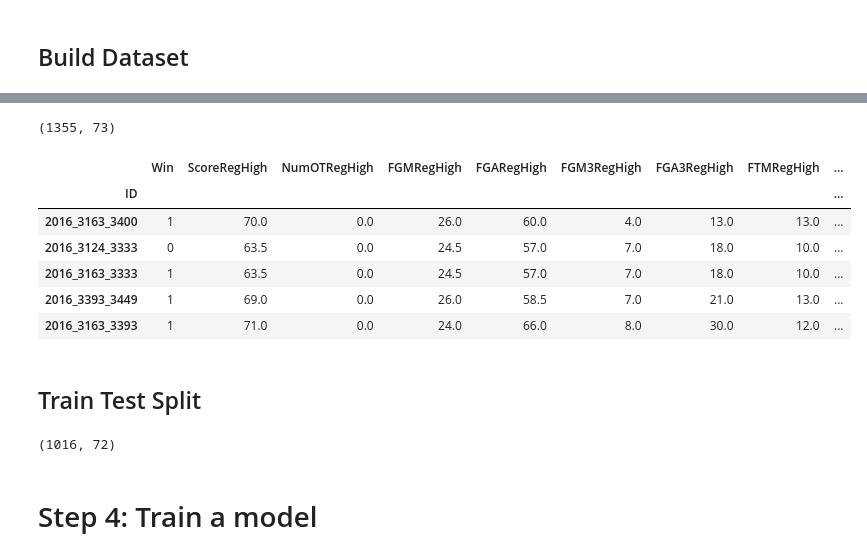
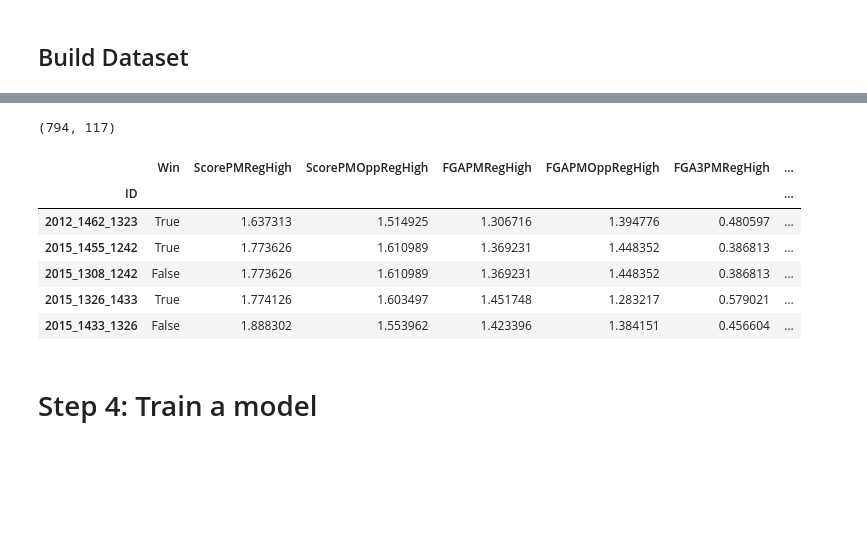
Before and after one commit to sethchart/kaggle-march-machine-learning-mania, a Jupyter notebook: kernels/warmup/notebook.ipynb, the cells around one changed output, grey strips where cells are left out. Cells and saved outputs as stored; diff of their text form; code cells hidden in the pictures; blank space fills up the shorter version.

```diff
--- a/kernels/warmup/notebook.ipynb
+++ b/kernels/warmup/notebook.ipynb
@@ -27,3 +206,6 @@ RegularSeasonDetailedResults.tail()
 | 70675 | 2023 | 127 | 3455 | 65 | 3378 | 53 | A | 0 | 24 | 51 | 6 | ... |
 | 70676 | 2023 | 127 | 3461 | 65 | 3161 | 56 | H | 0 | 25 | 57 | 5 | ... |
 | 70677 | 2023 | 127 | 3477 | 65 | 3230 | 62 | A | 0 | 23 | 50 | 3 | ... |
+# %%
+season_features = process_detailed_results(RegularSeasonDetailedResults)
+season_features.tail()
@@ -199,0 +266,3 @@ features.tail()
+# %%
+features = merge_features(season_features, tournament_features, seed_features)
+features.tail()
@@ -242,51 +278,22 @@ outcomes.tail()
-# %%
-def merge_outcomes_with_features(outcomes: pd.DataFrame, features: pd.DataFrame) -> pd.DataFrame:
-    data = pd.merge(
-        outcomes,
-        features,
-        how="left",
-        left_on=["Season", "HighID"],
-        right_on=["Season", "TeamID"]
-    )
-    data = pd.merge(
-        data,
-        features,
-        how="left",
-        left_on=["Season", "LowID"],
-        right_on=["Season", "TeamID"],
-        suffixes=("High", "Low")
-    )
-    data.drop(
-        ["Season", "HighID", "LowID","TeamIDHigh","TeamIDLow"],
-        axis=1,
-        inplace=True
-    )
-    data.set_index("ID", inplace=True)
-    return data
+# %%
+from sklearn.model_selection import train_test_split
+
+data = load_raw_data("NCAATourneyCompactResults")
+data_train, data_valid = train_test_split(data, random_state=0)
+
+outcomes_train = get_outcomes(data_train)
+outcomes_valid = get_outcomes(data_valid)
 # %%
-data = merge_outcomes_with_features(outcomes, features)
-print(data.shape)
-data.tail()
+features_train = merge_outcomes_with_features(outcomes_train, features)
+features_valid = merge_outcomes_with_features(outcomes_valid, features)
+print(features_train.shape)
+features_train.tail()
 # %% [output]
-(1355, 73)
+(794, 117)
-|  | Win | ScoreRegHigh | NumOTRegHigh | FGMRegHigh | FGARegHigh | FGM3RegHigh | FGA3RegHigh | FTMRegHigh | ... |
-| ID |  |  |  |  |  |  |  |  | ... |
-| 2016_3163_3400 | 1 | 70.0 | 0.0 | 26.0 | 60.0 | 4.0 | 13.0 | 13.0 | ... |
-| 2016_3124_3333 | 0 | 63.5 | 0.0 | 24.5 | 57.0 | 7.0 | 18.0 | 10.0 | ... |
-| 2016_3163_3333 | 1 | 63.5 | 0.0 | 24.5 | 57.0 | 7.0 | 18.0 | 10.0 | ... |
-| 2016_3393_3449 | 1 | 69.0 | 0.0 | 26.0 | 58.5 | 7.0 | 21.0 | 13.0 | ... |
-| 2016_3163_3393 | 1 | 71.0 | 0.0 | 24.0 | 66.0 | 8.0 | 30.0 | 12.0 | ... |
+|  | Win | ScorePMRegHigh | ScorePMOppRegHigh | FGAPMRegHigh | FGAPMOppRegHigh | FGA3PMRegHigh | ... |
+| ID |  |  |  |  |  |  | ... |
+| 2012_1462_1323 | True | 1.637313 | 1.514925 | 1.306716 | 1.394776 | 0.480597 | ... |
+| 2015_1455_1242 | True | 1.773626 | 1.610989 | 1.369231 | 1.448352 | 0.386813 | ... |
+| 2015_1308_1242 | False | 1.773626 | 1.610989 | 1.369231 | 1.448352 | 0.386813 | ... |
+| 2015_1326_1433 | True | 1.774126 | 1.603497 | 1.451748 | 1.283217 | 0.579021 | ... |
+| 2015_1433_1326 | False | 1.888302 | 1.553962 | 1.423396 | 1.384151 | 0.456604 | ... |
-# %% [markdown]
-## Train Test Split
-# %%
-# For splitting data
-from sklearn.model_selection import train_test_split
-
-# Create train, validate, and test sets.
-X = data.copy().drop("Win", axis=1)
-y = data["Win"]
-X_train, X_valid, y_train, y_valid = train_test_split(X, y, random_state=0)
-
-X_train.shape
-# %% [output]
-(1016, 72)
```
Also changed, not shown: parts of 21 cells of this notebook.
